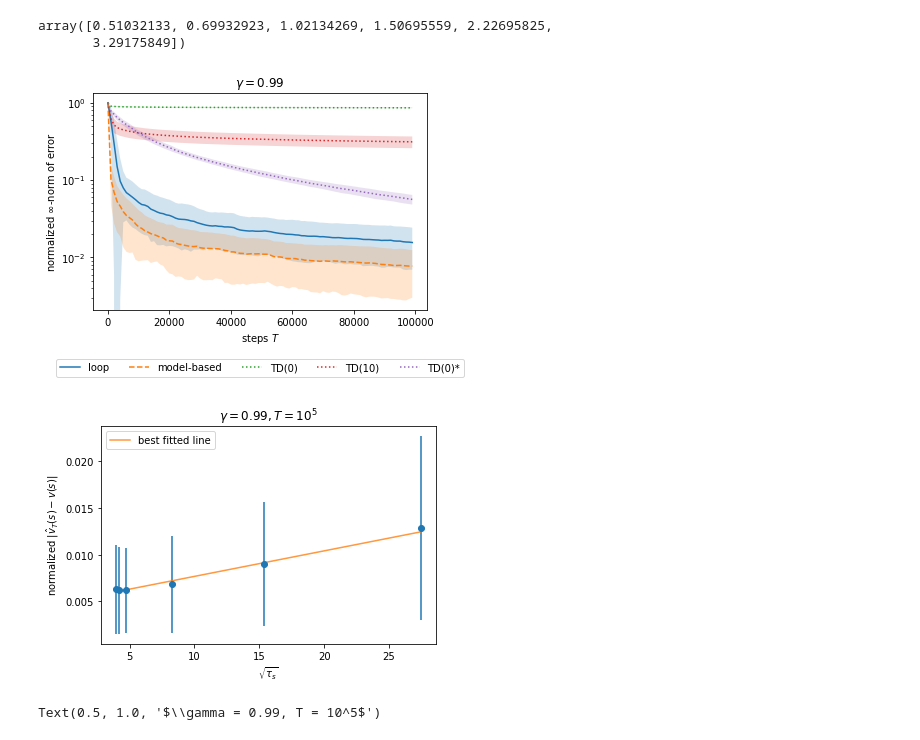
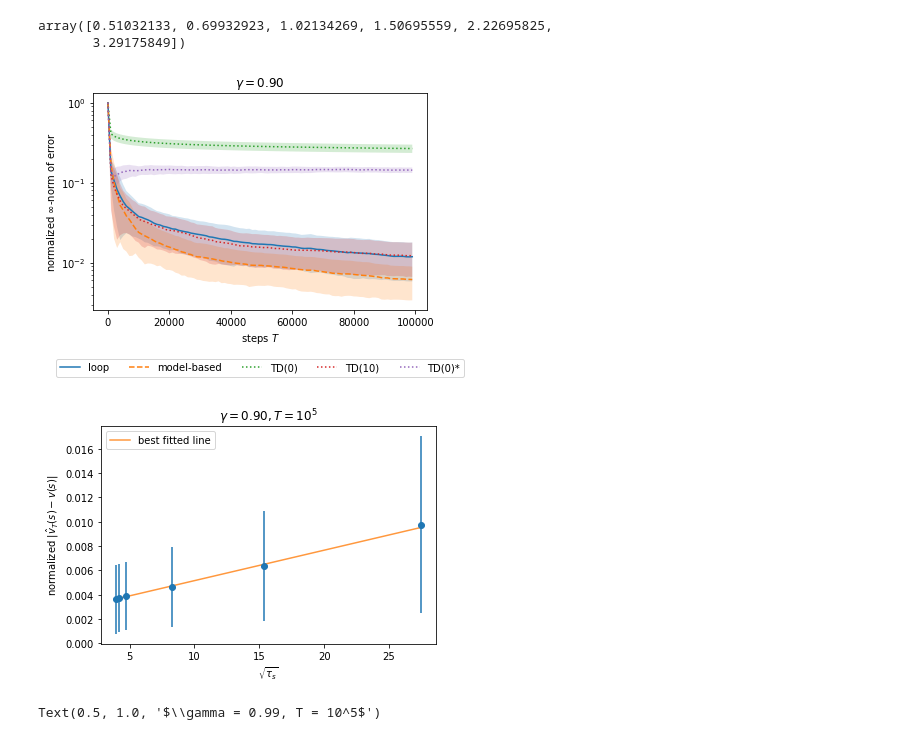
Before and after one commit to falcondai/loop-estimator, a Jupyter notebook: demo.ipynb, the cells around one changed output. Cells and saved outputs as stored; diff of their text form; code cells hidden in the pictures.

```diff
--- a/demo.ipynb
+++ b/demo.ipynb
@@ -96,7 +96,7 @@ len_chunk = 1000
 initial_state = 0
 discount = 0.99
 # The precomputed estimates include the setting with discount = 0.9
-# discount = 0.9
+discount = 0.9
 v = exact(mrp.p, mrp.r, discount)
 # %%
 # Estimate state values with different estimators (Takes about an hour on a workstation)
@@ -153,46 +153,50 @@ save('vs_td_%i_%.4f' % (n_sample_paths, discount), vs_td)
 save('vs_td_10_%i_%.4f' % (n_sample_paths, discount), vs_td_10)
 save('vs_td_em_%i_%.4f' % (n_sample_paths, discount), vs_td_em)
 # %%
-# Optionally load them from disk
-vs_loop = load('vs_loop_200_0.9900.npy')
-vs_mb = load('vs_mb_200_0.9900.npy')
-vs_td = load('vs_td_200_0.9900.npy')
-vs_td_10 = load('vs_td_10_200_0.9900.npy')
-vs_td_em = load('vs_td_em_200_0.9900.npy')
+# Optionally load them from disk for discount = 0.99
+# vs_loop = load('vs_loop_200_0.9900.npy')
+# vs_mb = load('vs_mb_200_0.9900.npy')
+# vs_td = load('vs_td_200_0.9900.npy')
+# vs_td_10 = load('vs_td_10_200_0.9900.npy')
+# vs_td_em = load('vs_td_em_200_0.9900.npy')
+
 # To load the computed estimates for discount = 0.9
-# vs_loop = load('vs_loop_200_0.9000.npy')
-# vs_mb = load('vs_mb_200_0.9000.npy')
-# vs_td = load('vs_td_200_0.9000.npy')
-# vs_td_10 = load('vs_td_10_200_0.9000.npy')
-# vs_td_em = load('vs_td_em_200_0.9000.npy')
+vs_loop = load('vs_loop_200_0.9000.npy')
+vs_mb = load('vs_mb_200_0.9000.npy')
+vs_td = load('vs_td_200_0.9000.npy')
+vs_td_10 = load('vs_td_10_200_0.9000.npy')
+vs_td_em = load('vs_td_em_200_0.9000.npy')
 # %%
 # Plot normalized estimation error (in inf-norm) over steps
 legends = ['loop', 'model-based', 'TD(0)', 'TD(10)', 'TD(0)*']
 lss = ['-', '--', ':', ':', ':']
 vss = [vs_loop, vs_mb, vs_td, vs_td_10, vs_td_em]
 # Use max_s v(s) as a scale for errors
 max_v = v.max()
 
 for label, vs, ls in zip(legends, vss, lss):
     # Plot the estimation errors with standard deviations
     dd = np.abs(vs - v.reshape((1, 1, -1))).max(2)
     # Normalize errors by max_s v(s)
     dd /= max_v
     dmean = dd.mean(0)
     derr = dd.std(0)
     steps = arange(0, n_chunks * len_chunk, len_chunk)
     plot(steps, dmean, ls, label=label)
     fill_between(steps, dmean - derr, dmean + derr, alpha=0.2)
 yscale('log')
 
 ylabel(r'normalized $\infty$-norm of error')
 xlabel(r'steps $T$')
 title(r'$\gamma=%.2f$' % discount)
 
 lgd = legend(bbox_to_anchor=(0.5, -0.2), loc='upper center', ncol=len(legends))
-savefig('inf-error-200-99.pdf', bbox_extra_artists=(lgd,), bbox_inches='tight')
+# savefig('inf-error-200-99.pdf', bbox_extra_artists=(lgd,), bbox_inches='tight')
+
+# Plot for discount = 0.9
+savefig('inf-error-200-9.pdf', bbox_extra_artists=(lgd,), bbox_inches='tight')
 # %% [output]
-[figure, old version]
+[figure, new version]
 # %%
 # Assess the scaling of error over tau_s
 from numpy.polynomial.polynomial import polyfit
@@ -213,9 +217,12 @@ legend(loc='upper left')
 xlabel(r'$\sqrt{\tau_s}$')
 ylabel(r'normalized $| \hat{v}_T(s) - v(s) |$')
 title(r'$\gamma = %.2f, T = 10^5$' % discount)
-savefig('tau-delta-200-99.pdf')
+# savefig('tau-delta-200-99.pdf')
+
+# Plot for discount = 0.9
+savefig('tau-delta-200-9.pdf')
 # %% [output]
-[figure, old version]
+[figure, new version]
 # %%
 # Assess the scaling of error over tau_s for an alternative method, TD(0)
 # Plot the estimation errors with standard deviations over states
```
Also changed, not shown: 1 other file.
